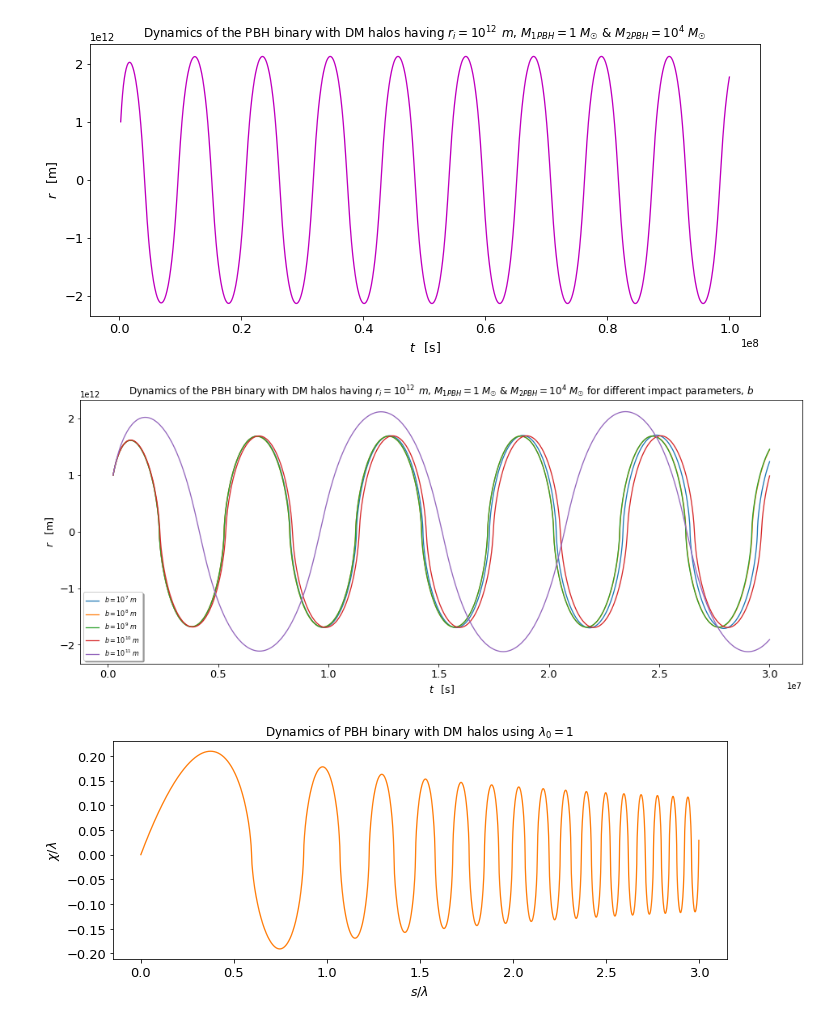
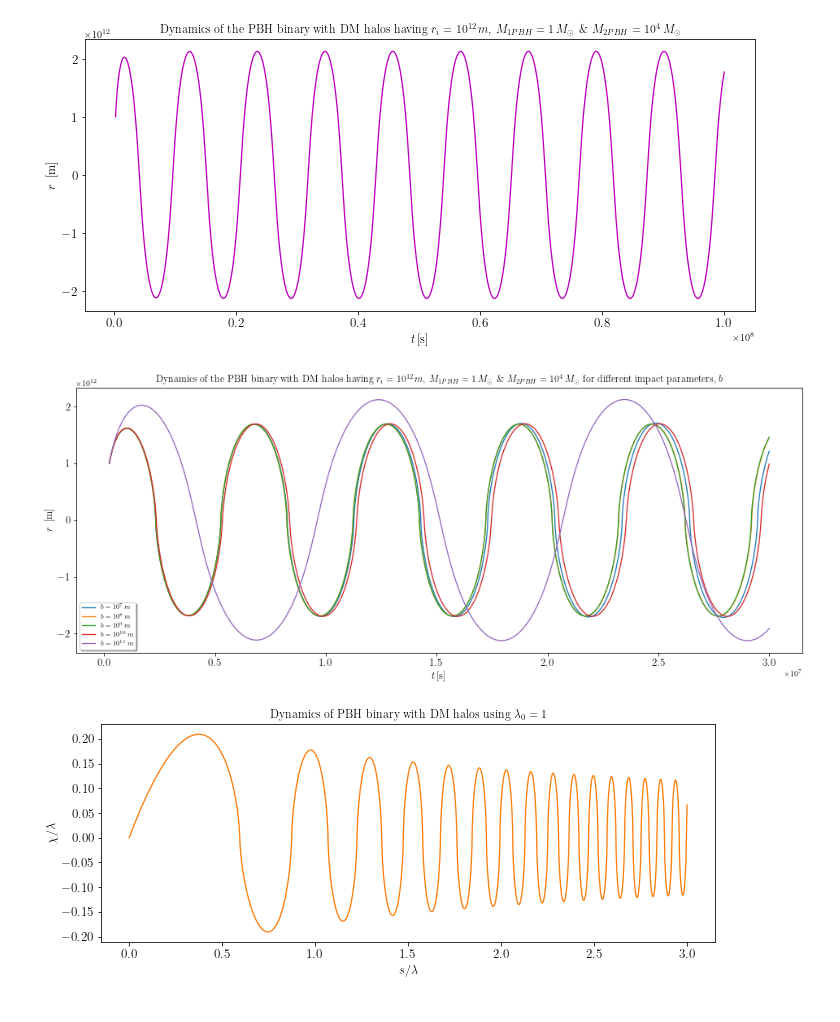
Before and after one commit to pratibhajangra591/Ifca-github, a Jupyter notebook: PBH-Binary.ipynb, the cells around one changed output. Cells and saved outputs as stored; diff of their text form; code cells hidden in the pictures.

```diff
--- a/PBH-Binary.ipynb
+++ b/PBH-Binary.ipynb
@@ -96,10 +94,6 @@ plt.show()
 # λ=(8πρ_eqx^3)/3(M_1PBH+M_2PBH).
 
 
-def h(x):
-    return math.sqrt((x**-3)+(x**-4))
-def g(x):
-        return  -((3*x+4)/(2*h(x)*(x**5))) #g(x)=h'(x).
 
 
 
@@ -124,8 +118,8 @@ plt.xticks(fontsize=13)
 plt.yticks(fontsize=13)
 
 plt.plot(As,Bs,'r')
-plt.xlabel('$s/λ$',fontsize=12.5)
-plt.ylabel('$χ/λ$',fontsize=12.5)
+plt.xlabel('$s/\lambda$',fontsize=12.5)
+plt.ylabel('$\chi/\lambda$',fontsize=12.5)
 plt.title('Dynamics of PBH binary without DM halos')
 plt.show()
 # %% [output]
@@ -325,14 +319,14 @@ plt.xticks(fontsize=13)
 plt.yticks(fontsize=13)
 
 plt.plot(ts,rs,'m')
-plt.xlabel('$t$ $\hspace{0.5}$[s]',fontsize=12.5)
-plt.ylabel('$r$$\hspace{0.5}$ [m]',fontsize=12.5)
+plt.xlabel('$t \, $[s]',fontsize=12.5)
+plt.ylabel('$r \, $ [m]',fontsize=12.5)
 
 
-plt.title('Dynamics of the PBH binary with DM halos having $r_{i}=10^{12}\hspace{0.4}m$, $M_{1PBH} = 1\hspace{0.3} M_{☉}$ & $M_{2PBH} = 10^{4}\hspace{0.3} M_{☉}$')
+plt.title('Dynamics of the PBH binary with DM halos having $r_{i}=10^{12}\,m$, $M_{1PBH} = 1\, M_{\odot}$ \& $M_{2PBH} = 10^{4}\, M_{\odot}$')
 plt.show()
 # %% [output]
-[figure, old version]
+[figure, new version]
 # %%
 # Dynamics of the PBH binaries in proper coordinates with PBHs of masses, M_1PBH & M_2PBH at
 # an initial separation of r_i=1e12m, M_1PBH = 1 M☉ &  M_2PBH = 100 M☉ having
@@ -367,63 +361,56 @@ plt.rc('lines', linewidth=1.3)
 plt.xticks(fontsize=13)
 plt.yticks(fontsize=13)
 
-plt.xlabel('$t$ $\hspace{0.5}$[s]',fontsize=12.5)
-plt.ylabel('$r$$\hspace{0.5}$ [m]',fontsize=12.5)
+plt.xlabel('$t \, $[s]',fontsize=12.5)
+plt.ylabel('$r \, $ [m]',fontsize=12.5)
 
 
 
-plt.title('Dynamics of the PBH binary with DM halos having $r_{i}=10^{12}\hspace{0.4}m$, $M_{1PBH} = 1\hspace{0.3} M_{☉}$ & $M_{2PBH} = 10^{4}\hspace{0.3} M_{☉}$ for different impact parameters, $b$')
-plt.legend(["$b=10^{7}\hspace{0.3}m$","$b=10^{8}\hspace{0.3}m$","$b=10^{9}\hspace{0.3}m$","$b=10^{10}\hspace{0.3}m$","$b=10^{11}\hspace{0.3}m$","$b=10^{12}\hspace{0.3}m$"],prop = {'size':8}, facecolor = 'white',loc='lower left', shadow = True,fontsize=33)
-plt.savefig("4.pdf")
+plt.title('Dynamics of the PBH binary with DM halos having $r_{i}=10^{12}\,m$, $M_{1PBH} = 1\, M_{\odot}$ \& $M_{2PBH} = 10^{4}\, M_{\odot}$ for different impact parameters, $b$')
+plt.legend(["$b=10^{7}\,m$","$b=10^{8}\,m$","$b=10^{9}\,m$","$b=10^{10}\,m$","$b=10^{11}\,m$","$b=10^{12}\,m$"],prop = {'size':8}, facecolor = 'white',loc='lower left', shadow = True,fontsize=33)
+
 plt.show()
 # %% [output]
-[figure, old version]
+[figure, new version]
 # %%
-
-
 # Dynamics of the PBH binaries in dimensionless coordinates, χ with PBHs of masses, M_1PBH & M_2PBH at
 # an initial separation of r_i=1e12m, M_1PBH = 1 M☉ &  M_2PBH = 100 M☉ having
 # DM halos of sizes equal to their own.
 
-from module import *
-
-
-def λ(s): #Eq.(41) in "PBH-binary" notes.
-    return (λ_0*n(s))
 
 
 plt.figure(figsize=(11,4))
 
 
 λ_0=1       # λ_0=(8πρ_eqx^3)/3(M_1PBH+M_2PBH).
 
 
 def f(u,s,λ_0): #Eq.(37) in "PBH-binary" notes.
-    return [u[1], -((s*g(s)+h(s))*((s*u[1]-u[0]))/(h(s)*s**2))-((u[0])/((((h(s)*s)**2))*λ(s)
+    return [u[1], -((s*g(s)+h(s))*((s*u[1]-u[0]))/(h(s)*s**2))-((u[0])/((((h(s)*s)**2))*λ(λ_0,s)
                      *((u[0]**2+b**2)**(3/2))))]
 separation0= [1e-12,1]
 b= (3*λ_0)/100000
 ss= np.linspace(1e-12,((9*λ_0)/3),100000)
 us= odeint(f,separation0,ss,args=( λ_0,))
 separations= us[:,0]
 As=ss/λ_0
 Bs=separations/λ_0
 plt.plot(As,Bs,'C1')
 
 
 plt.rc('lines', linewidth=1.3)
 plt.xticks(fontsize=13)
 plt.yticks(fontsize=13)
 
 
-plt.xlabel('$s/λ$',fontsize=12.5)
-plt.ylabel('$χ/λ$',fontsize=12.5)
+plt.xlabel('$s/\lambda$',fontsize=12.5)
+plt.ylabel('$\chi/\lambda$',fontsize=12.5)
 
-plt.title('Dynamics of PBH binary with DM halos using $λ_{0}=1$')
-plt.savefig('5.pdf')
+plt.title('Dynamics of PBH binary with DM halos using $\lambda_{0}=1$')
+
 plt.show()
 # %% [output]
-[figure, old version]
+[figure, new version]
 # %%
 # Dynamics of the PBH binaries in dimensionless coordinates, χ with PBHs of masses, M_1PBH & M_2PBH at
 # an initial separation of r_i=1e12m, M_1PBH = 1 M☉ &  M_2PBH = 100 M☉ having
```
Also changed, not shown: parts of 15 cells of this notebook.
